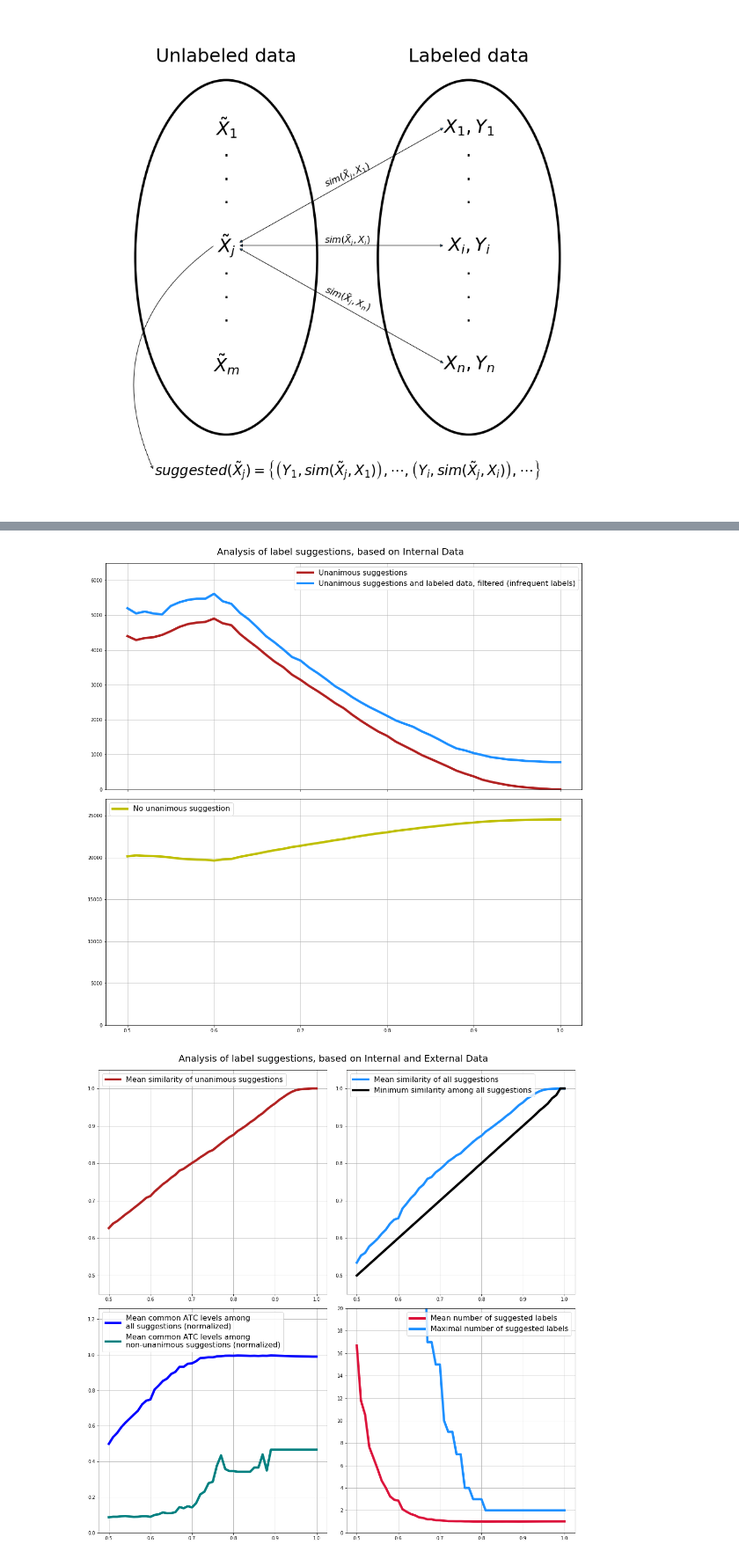
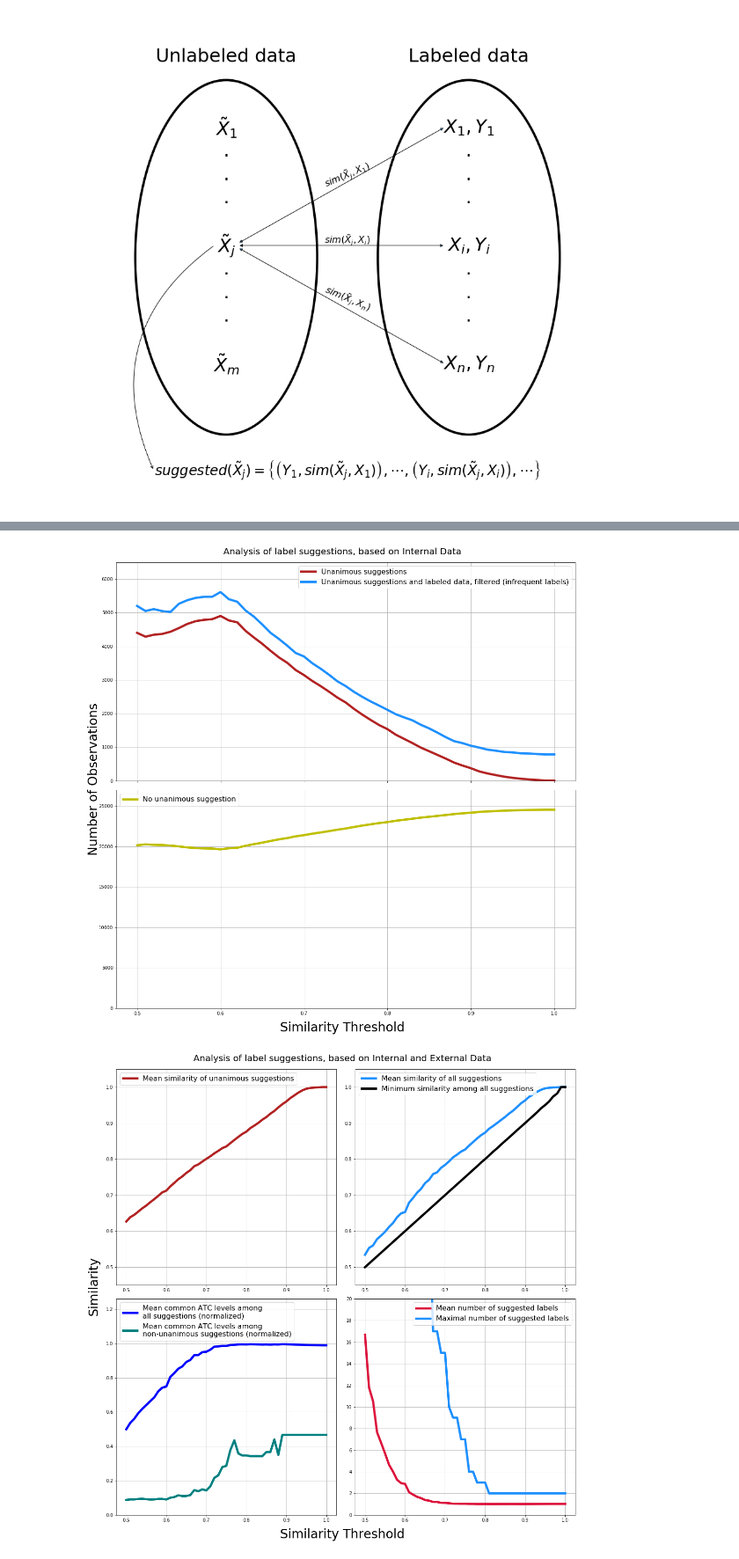
Before and after one commit to jraiskin/Automated_categorization_medication, a Jupyter notebook: plot_figures.ipynb, the cells around one changed output, grey strips where cells are left out. Shown at 88% size. Drawn from its saved outputs; the diff is of its cells as text; code cells hidden in the pictures.

Commit message:
added x,y labels

```diff
--- a/plot_figures.ipynb
+++ b/plot_figures.ipynb
@@ -365,9 +371,16 @@ ax2.legend(loc=2, fontsize=legend_font_size)  # 'upper right'
 ax2.grid(True)
 ax2.set_ylim([0, 27000])
 
+# Set common labels
+fig.text(0.5, -0.015, 'Similarity Threshold',
+         ha='center', va='center', fontsize=28)
+fig.text(-0.015, 0.5, 'Number of Observations',
+         ha='center', va='center', fontsize=28,
+         rotation='vertical')
+
 plt.savefig(figure_dir + 'suggestion_analysis_internal_counts.pdf', bbox_inches='tight')
 # %% [output]
-[figure, old version]
+[figure, new version]
 # %%
 """
 Load data from **internal and external** sources from files, after files have been generated.
@@ -470,34 +483,40 @@ ax3.legend(loc=2, fontsize=legend_font_size)  # 'upper right'
 ax3.grid(True)
 ax3.set_ylim([0.0, 1.26])
 
 # bottom right
 # ax4.set_title(title)
 ax4.plot(label_suggestion_summary['Threshold'],
          label_suggestion_summary['Mean # suggestions'],
          label='Mean number of suggested labels',
          lw=5,
          color=colors[5])
 ax4.plot(label_suggestion_summary['Threshold'],
          label_suggestion_summary['Max # suggestions'],
          label='Maximal number of suggested labels',
          lw=5,
          color=colors[6])
 ax4.legend(loc=1, fontsize=legend_font_size)  # 'upper right'
 ax4.grid(True)
 ax4.set_ylim([0, 20])
 ax4.set_yticks(range(0,21, 2))
 
 # ax4.set_yscale('log')
 
+# Set common labels
+fig.text(0.5, -0.015, 'Similarity Threshold',
+         ha='center', va='center', fontsize=28)
+fig.text(-0.015, 0.5, 'Similarity',
+         ha='center', va='center', fontsize=28,
+         rotation='vertical')
 
 # ax.set_xlim([-20, 20])
 # ax.set_ylim([-20, 20])
 
 # plt.show()
 
 plt.savefig(figure_dir + 'suggestion_analysis_external_similarities.pdf', bbox_inches='tight')
 # %% [output]
-[figure, old version]
+[figure, new version]
 # %%
 fig, (ax1, ax2) = plt.subplots(nrows=2,
                          sharex=True,
```
Also changed, not shown: parts of 2 cells of this notebook.
